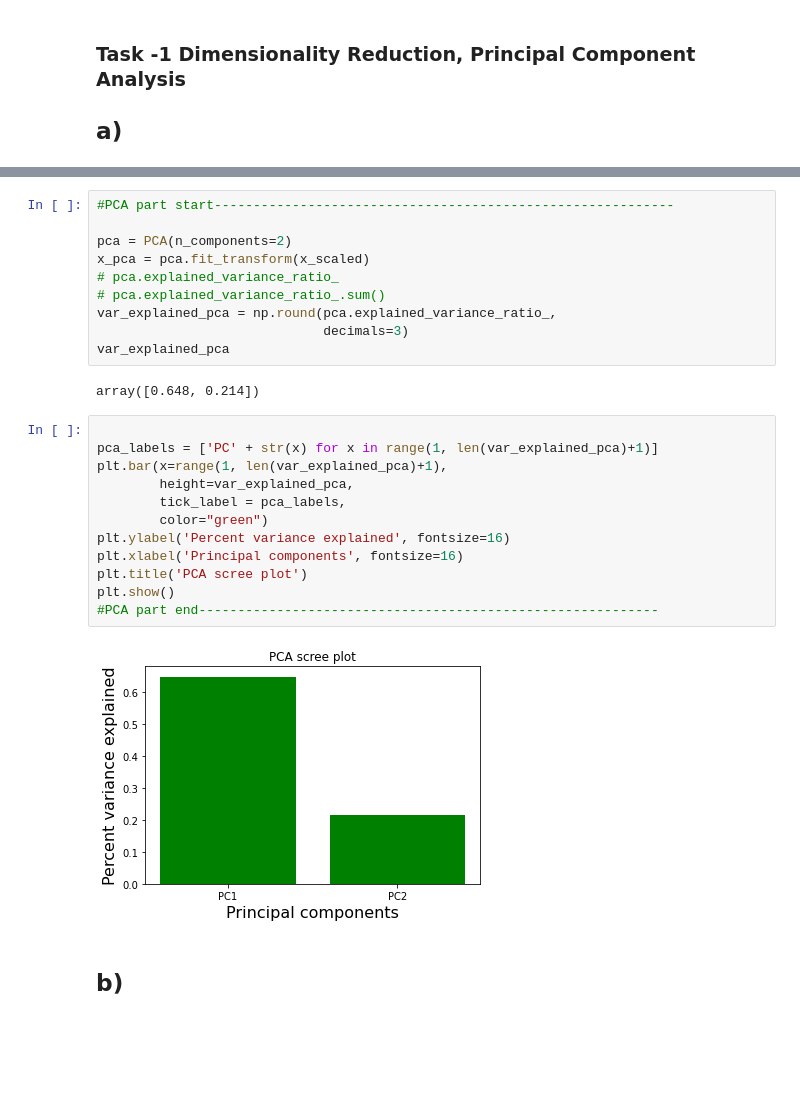
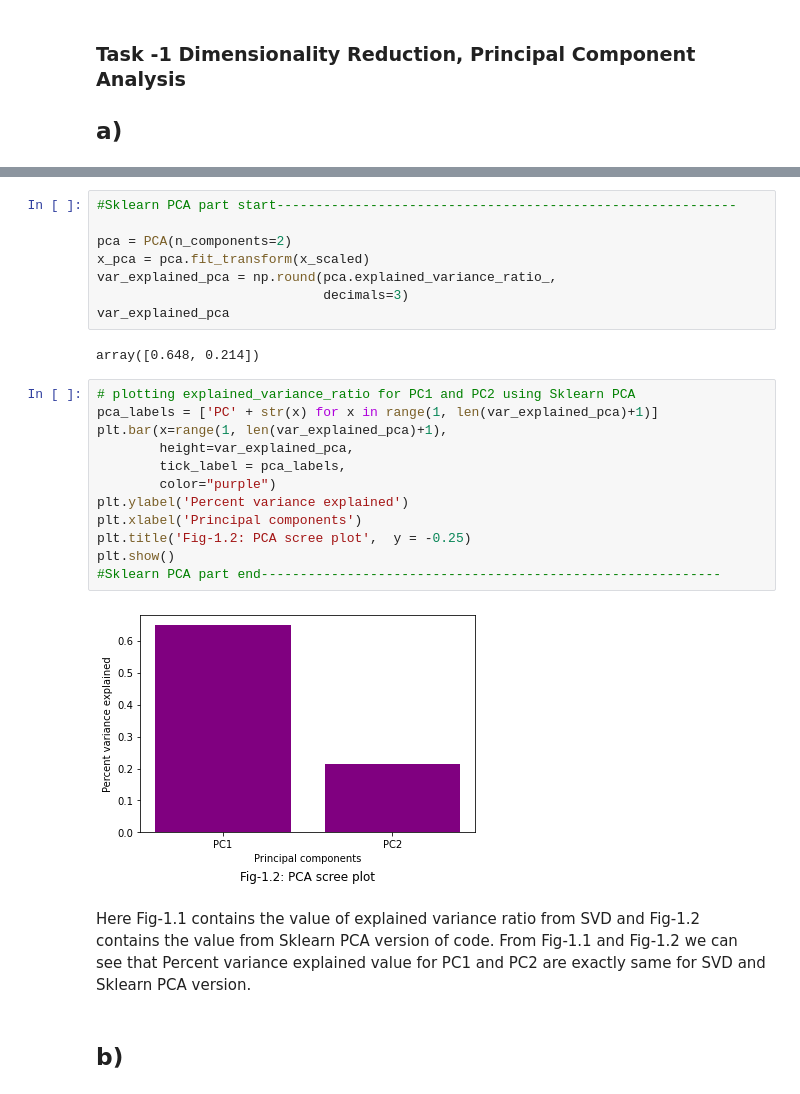
Before and after one commit to rafiqulislam21/pca_svd_clustring_and_apriori_algorithm_with_python, a Jupyter notebook: pca_svd_clustring_and_apriori_algorithm.ipynb, the cells around one changed output, grey strips where cells are left out. Drawn from its saved outputs; the diff is of its cells as text; blank space fills up the shorter version.

```diff
--- a/pca_svd_clustring_and_apriori_algorithm.ipynb
+++ b/pca_svd_clustring_and_apriori_algorithm.ipynb
@@ -96,28 +80,28 @@ plt.show()
 # %%
-#PCA part start-----------------------------------------------------------
+#Sklearn PCA part start-----------------------------------------------------------
 
 pca = PCA(n_components=2)
 x_pca = pca.fit_transform(x_scaled)
-# pca.explained_variance_ratio_
-# pca.explained_variance_ratio_.sum()
 var_explained_pca = np.round(pca.explained_variance_ratio_,
                              decimals=3)
 var_explained_pca
 # %% [output]
 array([0.648, 0.214])
 # %%
-
+# plotting explained_variance_ratio for PC1 and PC2 using Sklearn PCA
 pca_labels = ['PC' + str(x) for x in range(1, len(var_explained_pca)+1)]
 plt.bar(x=range(1, len(var_explained_pca)+1),
         height=var_explained_pca,
         tick_label = pca_labels,
-        color="green")
-plt.ylabel('Percent variance explained', fontsize=16)
-plt.xlabel('Principal components', fontsize=16)
-plt.title('PCA scree plot')
+        color="purple")
+plt.ylabel('Percent variance explained')
+plt.xlabel('Principal components')
+plt.title('Fig-1.2: PCA scree plot',  y = -0.25)
 plt.show()
-#PCA part end-----------------------------------------------------------
+#Sklearn PCA part end-----------------------------------------------------------
 # %% [output]
-[figure, old version]
+[figure, new version]
+# %% [markdown]
+Here Fig-1.1 contains the value of explained variance ratio from SVD and Fig-1.2 contains the value from Sklearn PCA version of code. From Fig-1.1 and Fig-1.2 we can see that Percent variance explained value for PC1 and PC2 are exactly same for SVD and Sklearn PCA version.
 # %% [markdown]
 ## b)
```
Also changed, not shown: parts of 20 cells of this notebook.
